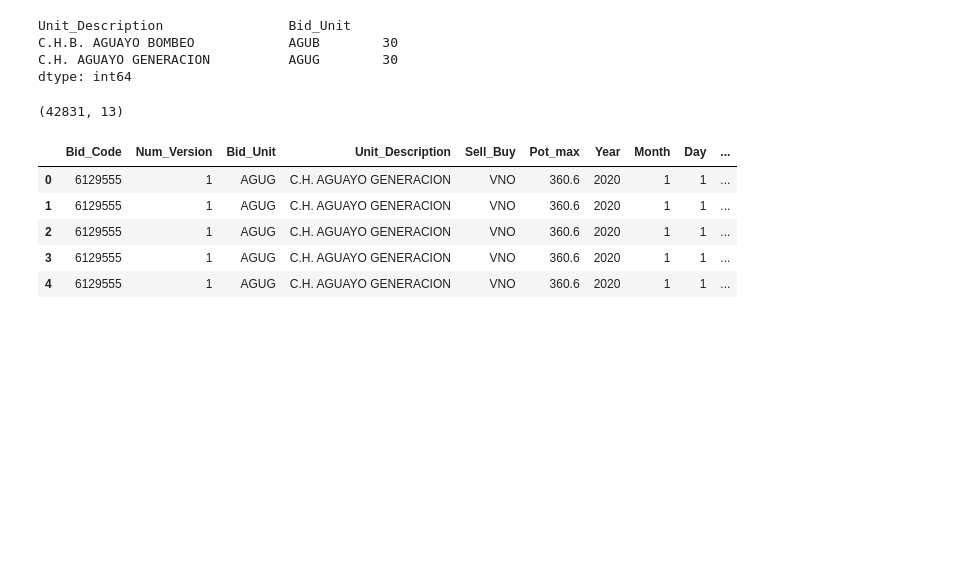
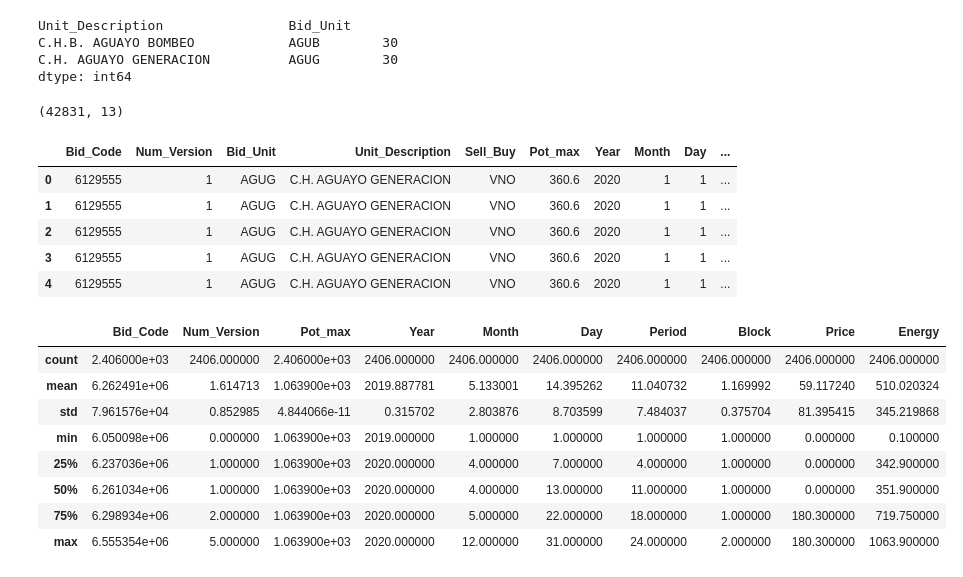
Before and after one commit to luisdelpozo/TFM, a Jupyter notebook: TFM_df_sel_unit_v0.ipynb, the cells around one changed output. Saved outputs shown, nothing was run; the diff lists cells and outputs as text; code cells hidden in the pictures; blank space fills up the shorter version.

Commit message:
New units

```diff
--- a/TFM_df_sel_unit_v0.ipynb
+++ b/TFM_df_sel_unit_v0.ipynb
@@ -452,3 +452,17 @@ df_AGUAYO_GEN.head()
 # %%
 #Storing info locally
 df_AGUAYO_GEN.to_csv('/home/dsc/Documents/TFM/Data/OMIE/OMIE_AGUAYO_GEN/OMIE_AGUAYO_GEN_112019_102020.csv')
+# %%
+df_COFRENTES = df_sel_unit('COF1')
+# %%
+df_COFRENTES.describe()
+# %% [output]
+|  | Bid_Code | Num_Version | Pot_max | Year | Month | Day | Period | Block | Price | Energy |
+| count | 2.406000e+03 | 2406.000000 | 2.406000e+03 | 2406.000000 | 2406.000000 | 2406.000000 | 2406.000000 | 2406.000000 | 2406.000000 | 2406.000000 |
+| mean | 6.262491e+06 | 1.614713 | 1.063900e+03 | 2019.887781 | 5.133001 | 14.395262 | 11.040732 | 1.169992 | 59.117240 | 510.020324 |
+| std | 7.961576e+04 | 0.852985 | 4.844066e-11 | 0.315702 | 2.803876 | 8.703599 | 7.484037 | 0.375704 | 81.395415 | 345.219868 |
+| min | 6.050098e+06 | 0.000000 | 1.063900e+03 | 2019.000000 | 1.000000 | 1.000000 | 1.000000 | 1.000000 | 0.000000 | 0.100000 |
+| 25% | 6.237036e+06 | 1.000000 | 1.063900e+03 | 2020.000000 | 4.000000 | 7.000000 | 4.000000 | 1.000000 | 0.000000 | 342.900000 |
+| 50% | 6.261034e+06 | 1.000000 | 1.063900e+03 | 2020.000000 | 4.000000 | 13.000000 | 11.000000 | 1.000000 | 0.000000 | 351.900000 |
+| 75% | 6.298934e+06 | 2.000000 | 1.063900e+03 | 2020.000000 | 5.000000 | 22.000000 | 18.000000 | 1.000000 | 180.300000 | 719.750000 |
+| max | 6.555354e+06 | 5.000000 | 1.063900e+03 | 2020.000000 | 12.000000 | 31.000000 | 24.000000 | 2.000000 | 180.300000 | 1063.900000 |
```
Also changed, not shown: parts of 12 cells of this notebook.
